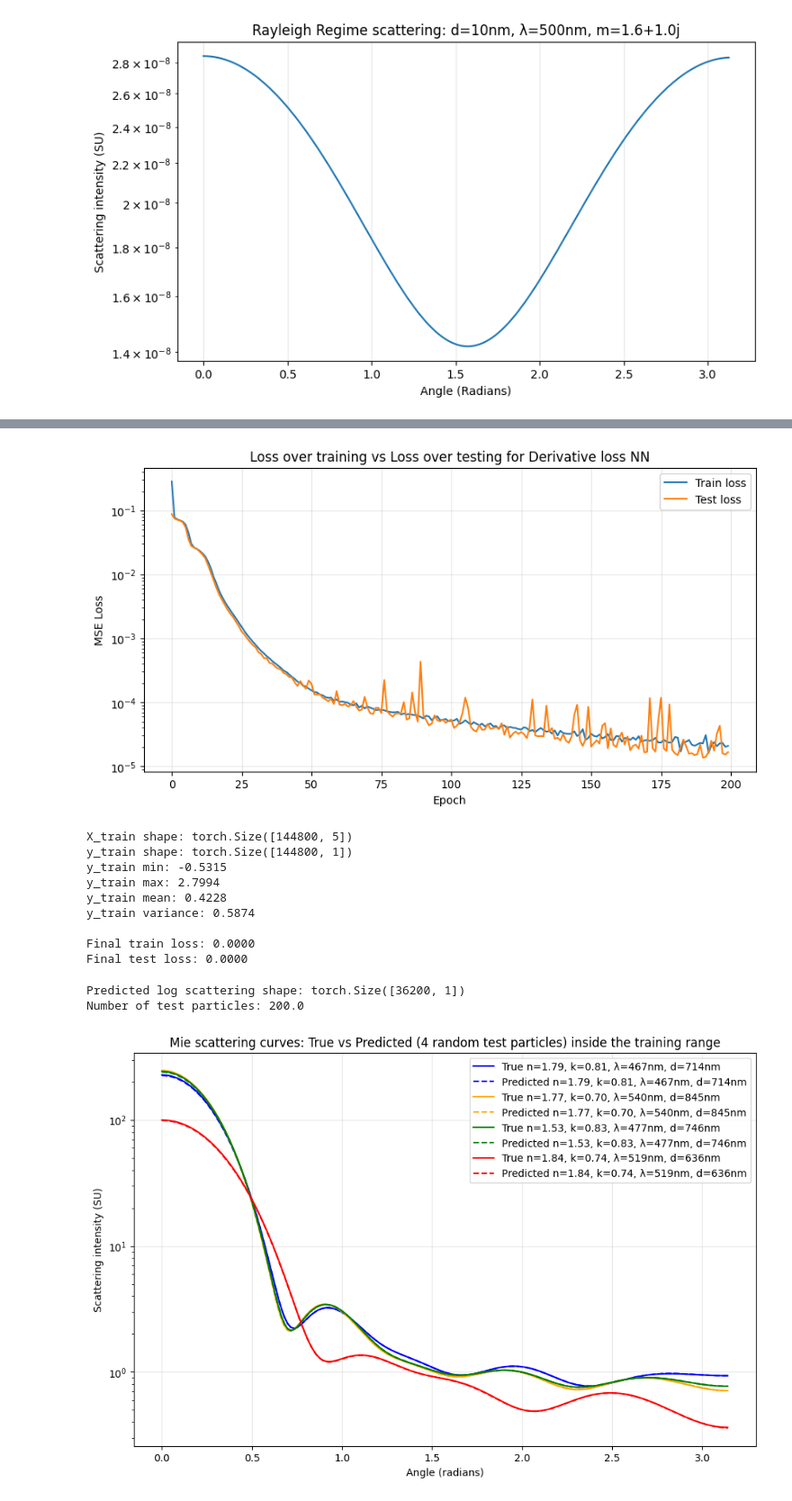
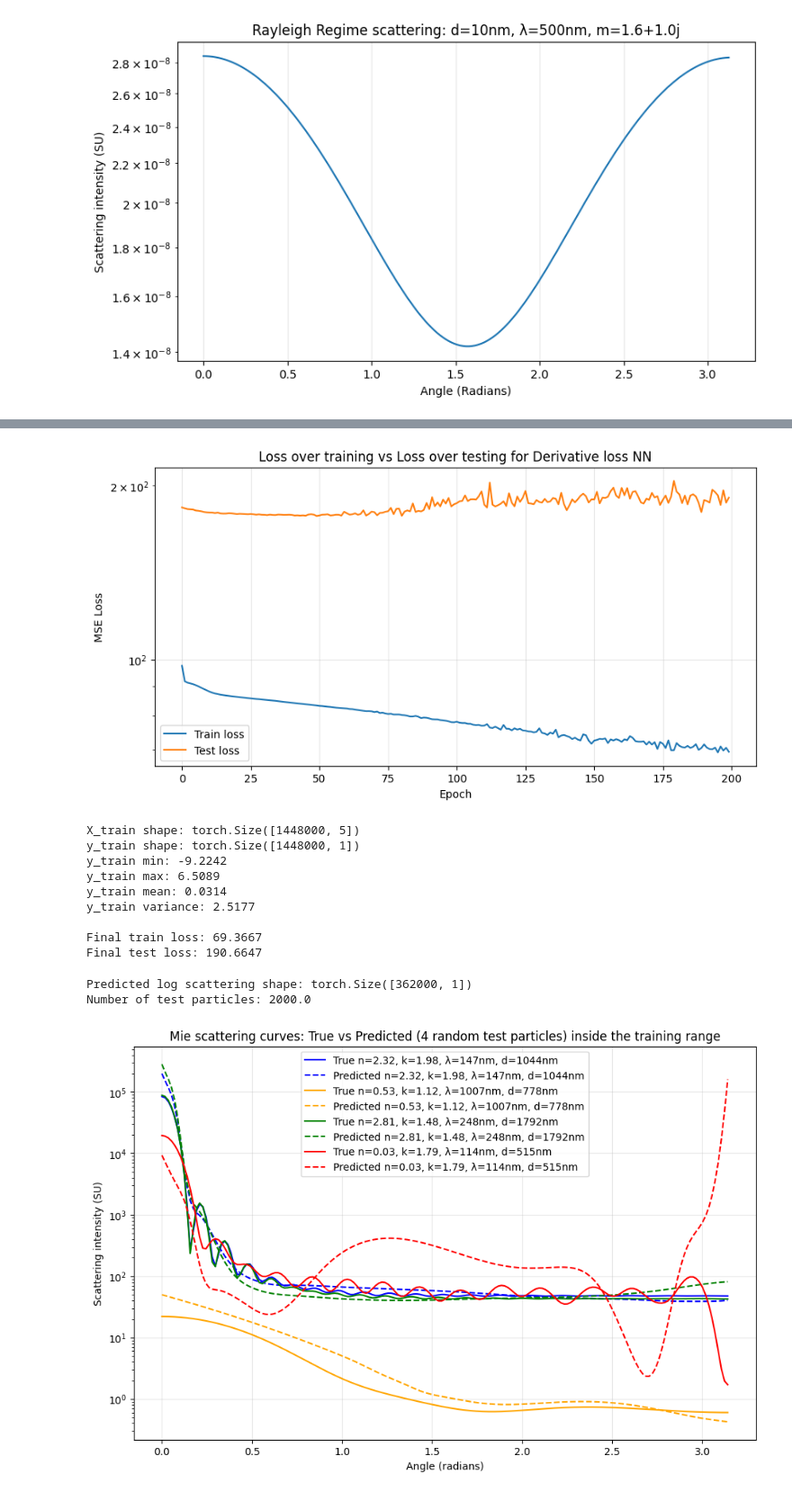
Before and after one commit to james-613/Modified_pyMieScatt_NN, a Jupyter notebook: NN_with_all_derivatives copy.ipynb, the cells around one changed output, grey strips where cells are left out. Shown at 90% size. Cells and saved outputs as stored; diff of their text form; code cells hidden in the pictures.

```diff
--- a/NN_with_all_derivatives copy.ipynb
+++ b/NN_with_all_derivatives copy.ipynb
@@ -239,10 +231,10 @@ log_outputs = np.log10(outputs)
 # wavelength: 450-550 → (wavelength - 450) / 100
 # diameter:   700-900 → (diameter - 700) / 200
 inputs_norm = np.zeros_like(inputs)
-inputs_norm[:, 0] = (inputs[:, 0] - 1.5) / (1.86 - 1.5)        # n
-inputs_norm[:, 1] = (inputs[:, 1] - 0.68) / (1.00 - 0.68)      # k
-inputs_norm[:, 2] = (inputs[:, 2] - 450) / 100                  # wavelength
-inputs_norm[:, 3] = (inputs[:, 3] - 600) / 300                  # diameter
+inputs_norm[:, 0] = (inputs[:, 0]) / (2.5)        # n
+inputs_norm[:, 1] = (inputs[:, 1]) / (3)      # k
+inputs_norm[:, 2] = (inputs[:, 2] - 100) / 1900                  # wavelength
+inputs_norm[:, 3] = (inputs[:, 3] - 20) / 2000                  # diameter
 inputs_norm[:, 4] = inputs[:, 4] / np.pi
 
 # train/test split 80 percent train, 20 percent test
@@ -286,6 +278,8 @@ model = nn.Sequential(
     nn.Linear(5, 128),       # input layer: 4 features to 128 neurons
     nn.GELU(),
     nn.Linear(128, 256),     # hidden layer: 128 to 256
+    nn.GELU(),
+    nn.Linear(256, 256),
     nn.GELU(),
     nn.Linear(256, 128),    # output layer: 256 to 256 (one per angle)
     nn.GELU(),
@@ -374,13 +370,7 @@ for epoch in range(N_EPOCHS):
 
         # When computing derivative loss, skip diameter (column 3)
         useful_cols = [0, 1, 2, 3, 4]   # n, k, wavelength, theta, and skip diameter
-        loss_derivative = loss_fn(
-            nn_derivative,
-            dy_batch
-        )
-        # print(nn_derivative[:, useful_cols])
-        # print(dy_batch[:, useful_cols].shape)
-        # loss terms
+
         loss_intensity = loss_fn(pred, y_batch) # get the loss for brightness
 
         # Compute SEPARATE loss terms for angle vs other derivatives
@@ -428,7 +418,7 @@ for epoch in range(N_EPOCHS):
     # print(f"N_SAMPLES: {N_SAMPLES}")
     # print(f"inputs shape: {inputs.shape}")
     # print(f"outputs shape: {outputs.shape}")
-    test_loss_intensity = loss_fn(test_pred, y_test).item() #compute MSE on test set
+    test_loss_intensity = loss_fn(test_pred, y_test) #compute MSE on test set
     useful_cols = [0, 1, 2, 3, 4]
 
 
@@ -449,7 +439,7 @@ for epoch in range(N_EPOCHS):
     )
 
     test_loss = test_loss_intensity + 0.001 * test_loss_derivative_angle + 0.1 * test_loss_derivative_diameter + test_loss_derivative_other
-    test_losses.append(test_loss.detach()) # save it
+    test_losses.append(test_loss.item()) # save it
 
     if epoch % 20 == 0:
         print(f"Epoch {epoch:3d}  Train Loss: {avg_train_loss:.10f}  Test Loss: {test_loss:.10f}")
@@ -498,16 +477,16 @@ print()
 print(f"Final train loss: {train_losses[-1]:.4f}")
 print(f"Final test loss: {test_losses[-1]:.4f}")
 # %% [output]
-[figure, old version]
+[figure, new version]
-X_train shape: torch.Size([144800, 5])
-y_train shape: torch.Size([144800, 1])
-y_train min: -0.5315
-y_train max: 2.7994
-y_train mean: 0.4228
-y_train variance: 0.5874
+X_train shape: torch.Size([1448000, 5])
+y_train shape: torch.Size([1448000, 1])
+y_train min: -9.2242
+y_train max: 6.5089
+y_train mean: 0.0314
+y_train variance: 2.5177
 
-Final train loss: 0.0000
-Final test loss: 0.0000
+Final train loss: 69.3667
+Final test loss: 190.6647
 # %%
 # make some predictions
 with torch.no_grad():
@@ -522,40 +501,40 @@ colours = ['blue', 'orange', 'green', 'red']
 plt.figure(figsize=(11, 7))
 
 for p_id, color in zip(particle_indices, colours):
     start = int(p_id * 181)
     end = start + 181
 
     # convert back into 1D for graphing
     true_log_curve = y_test[start:end].numpy().flatten()
     pred_log_curve = test_pred[start:end].numpy().flatten()
 
     true_curve = 10 ** true_log_curve
     pred_curve = 10 ** pred_log_curve
 
     # unormalized inputs for title
-    n = X_test[start, 0].item() * 0.36 + 1.5
-    k = X_test[start, 1].item() * 0.32 + 0.68
-    wavelength = X_test[start, 2].item() * 100 + 450
-    diameter = X_test[start, 3].item() * 300 + 600
+    n = X_test[start, 0].item() * 2.5
+    k = X_test[start, 1].item() * 3
+    wavelength = X_test[start, 2].item() * 1900 + 100
+    diameter = X_test[start, 3].item() * 1980 + 20
 
     # unormalized theta for x-axis
     theta = X_test[start:end, 4].numpy() * np.pi
 
     label = f"n={n:.2f}, k={k:.2f}, λ={wavelength:.0f}nm, d={diameter:.0f}nm"
     plt.plot(theta, true_curve, label=f"True {label}", color=color, linestyle='-')
     plt.plot(theta, pred_curve, label=f"Predicted {label}", color=color, linestyle='--')
 
 plt.xlabel("Angle (radians)")
 plt.ylabel("Scattering intensity (SU)")
 plt.title("Mie scattering curves: True vs Predicted (4 random test particles) inside the training range")
 plt.yscale('log')
 plt.legend()
 plt.grid(True, alpha=0.3)
 plt.show()
 # %% [output]
-Predicted log scattering shape: torch.Size([36200, 1])
-Number of test particles: 200.0
+Predicted log scattering shape: torch.Size([362000, 1])
+Number of test particles: 2000.0
-[figure, old version]
+[figure, new version]
 # %%
 def predict_scattering(wavelength, diameter, n, k, angle=None):
     if angle is None:
```
Also changed, not shown: parts of 13 cells of this notebook, 4 other files.
